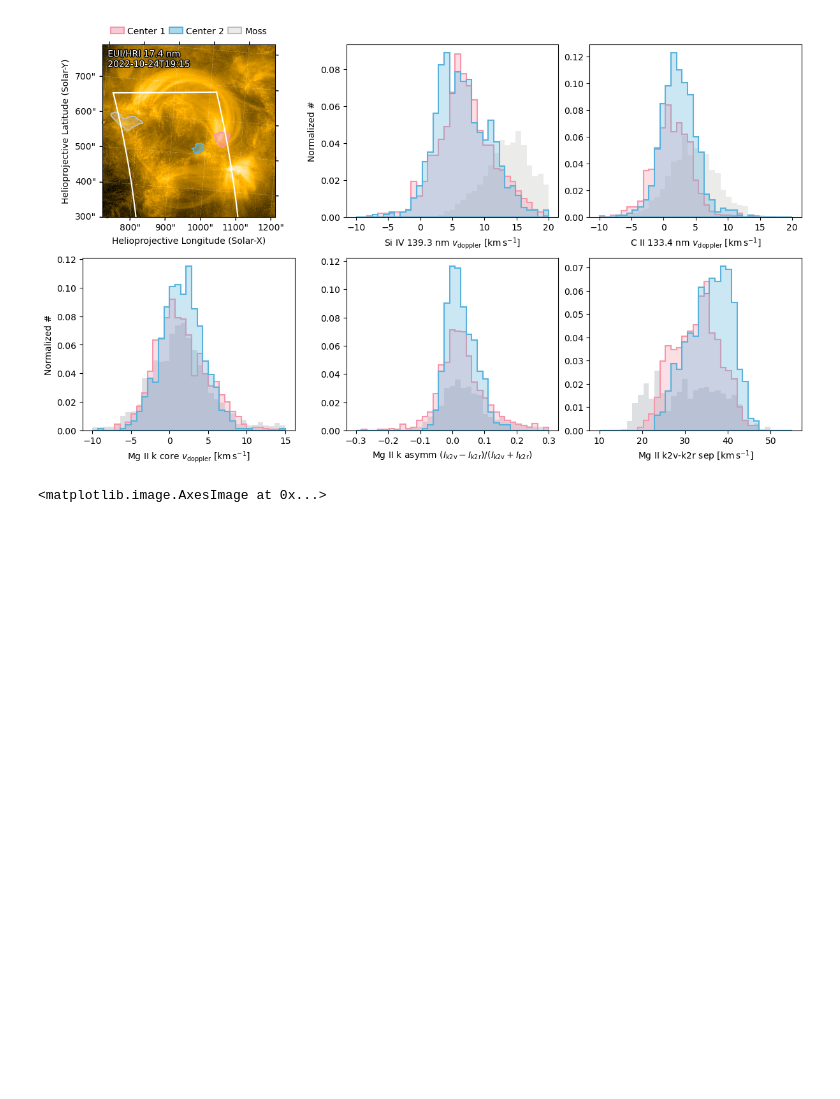
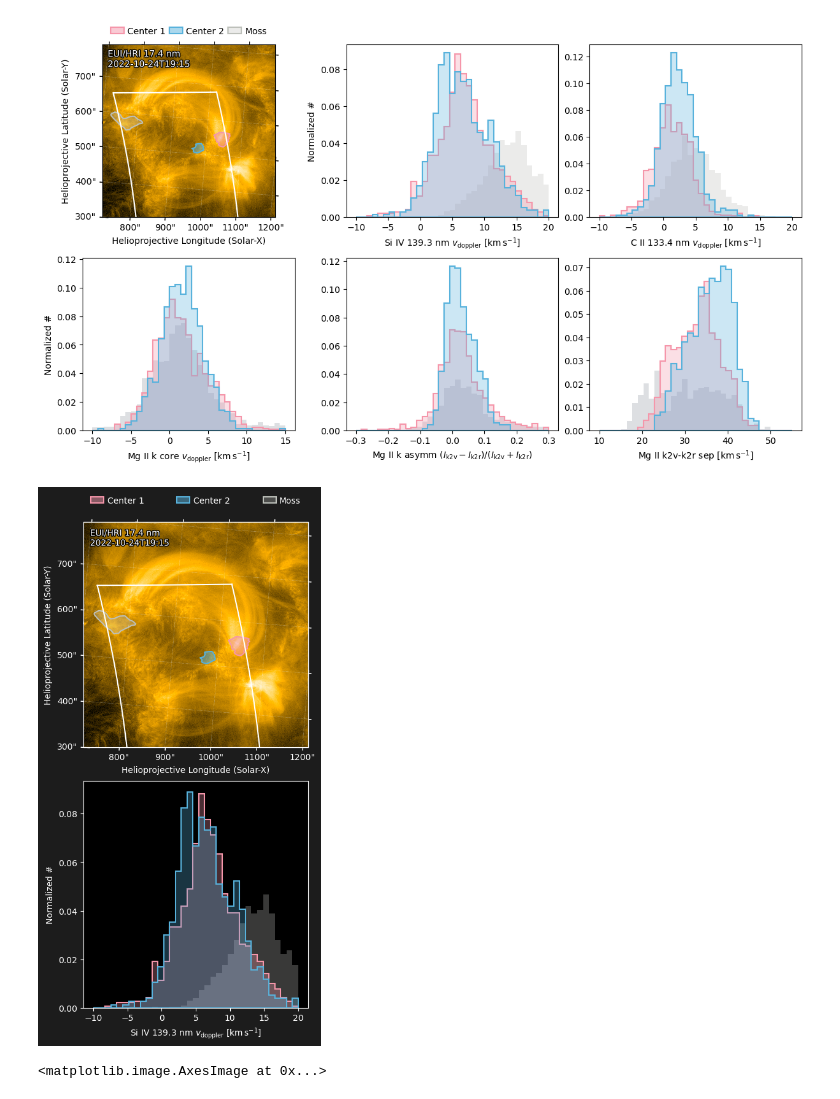
Before and after one commit to yjzhu-solar/EIS_DKIST_SolO, a Jupyter notebook: ipynb/iris/iris_statistics_1024.ipynb, the cells around one changed output. Drawn from its saved outputs; the diff is of its cells as text; code cells hidden in the pictures; blank space fills up the shorter version.

```diff
--- a/ipynb/iris/iris_statistics_1024.ipynb
+++ b/ipynb/iris/iris_statistics_1024.ipynb
@@ -280,6 +280,49 @@ ax2.set_ylabel(r"Normalized #",fontsize=10)
 # %% [output]
 Text(0, 0.5, 'Normalized #')
 [figure]
+# %%
+with plt.style.context('dark_background'):
+    fig = plt.figure(figsize=(4.5,9),layout="constrained", facecolor='#1C1C1C')
+
+    ax1 = fig.add_subplot(211,projection=eui_map_crop.wcs)
+
+
+    ax2 = fig.add_subplot(212)
+
+    eui_map_crop.plot(axes=ax1)
+    region_center_1.to_pixel(eui_map_crop.wcs).plot(ax=ax1,facecolor=(245./255,150./255,170./255,0.5),fill=True,
+                                                        edgecolor=(245./255,150./255,170./255,1),lw=1.5,label="Center 1")
+    region_center_2.to_pixel(eui_map_crop.wcs).plot(ax=ax1,facecolor=(88./255,178./255,220./255,0.5),fill=True,
+                                                        edgecolor=(88./255,178./255,220./255,1),lw=1.5,label="Center 2")
+    region_moss.to_pixel(eui_map_crop.wcs).plot(ax=ax1,facecolor=(189./255,192./255,186./255,0.3),fill=True,
+                                                        edgecolor=(189./255,192./255,186./255,1),lw=1.5,label="Moss")
+    ax1_bounds = ax1.axis()
+
+    with propagate_with_solar_surface(rotation_model="rigid"):
+            for edge in sunpy.map.map_edges(iris_SiIV_1394_velmap_rotate_shift):
+                edge_coord = iris_SiIV_1394_velmap_rotate_shift.pixel_to_world(edge[:,0],edge[:,1])
+                ax1.plot_coord(edge_coord,color="white",lw=1.5)
+    ax1.set_title(" ")
+    ax1.axis(ax1_bounds)
+
+    ax2.hist(iris_SiIV_vel_moss,bins=35,range=(-10,20),facecolor=(189./255,192./255,186./255,0.3),label="Moss",lw=1.5,
+                ls="-",histtype="stepfilled",weights=np.ones_like(iris_SiIV_vel_moss)/len(iris_SiIV_vel_moss))
+    ax2.hist(iris_SiIV_vel_center_1,bins=35,range=(-10,20),facecolor=(245./255,150./255,170./255,0.3),label="Center 1",lw=1.5,
+                ls="-",edgecolor=(245./255,150./255,170./255,1),histtype="stepfilled",weights=np.ones_like(iris_SiIV_vel_center_1)/len(iris_SiIV_vel_center_1))
+    ax2.hist(iris_SiIV_vel_center_2,bins=35,range=(-10,20),facecolor=(88./255,178./255,220./255,0.3),label="Center 2",lw=1.5,
+                ls="-",edgecolor=(88./255,178./255,220./255,1),histtype="stepfilled",weights=np.ones_like(iris_SiIV_vel_center_2)/len(iris_SiIV_vel_center_2))
+
+    ax1.legend(bbox_to_anchor=(0.,1.05,1,0.1),ncol=3,mode="expand",handletextpad=0.4,
+                handlelength=1.5,frameon=False)
+    ax1_text= ax1.text(0.03,0.97,"EUI/HRI 17.4 nm\n2022-10-24T19:15",color='white', ha='left', va='top',
+                transform=ax1.transAxes)
+    ax1_text.set_path_effects([path_effects.Stroke(linewidth=2, foreground='black'),
+                        path_effects.Normal()])
+
+    ax2.set_xlabel(r"Si IV 139.3 nm $v_{\rm doppler}\ [{\rm km\,s^{-1}}]$",fontsize=10)
+    ax2.set_ylabel(r"Normalized #",fontsize=10)
+# %% [output]
+[figure, added]
 # %%
 phi_los_map_shifted = sunpy.map.Map("../../src/coalign_map/20221024/phi_los_map_shifted.fits")
 with propagate_with_solar_surface(rotation_model="rigid"):
```
Also changed, not shown: parts of 7 cells of this notebook, 32 other files.
